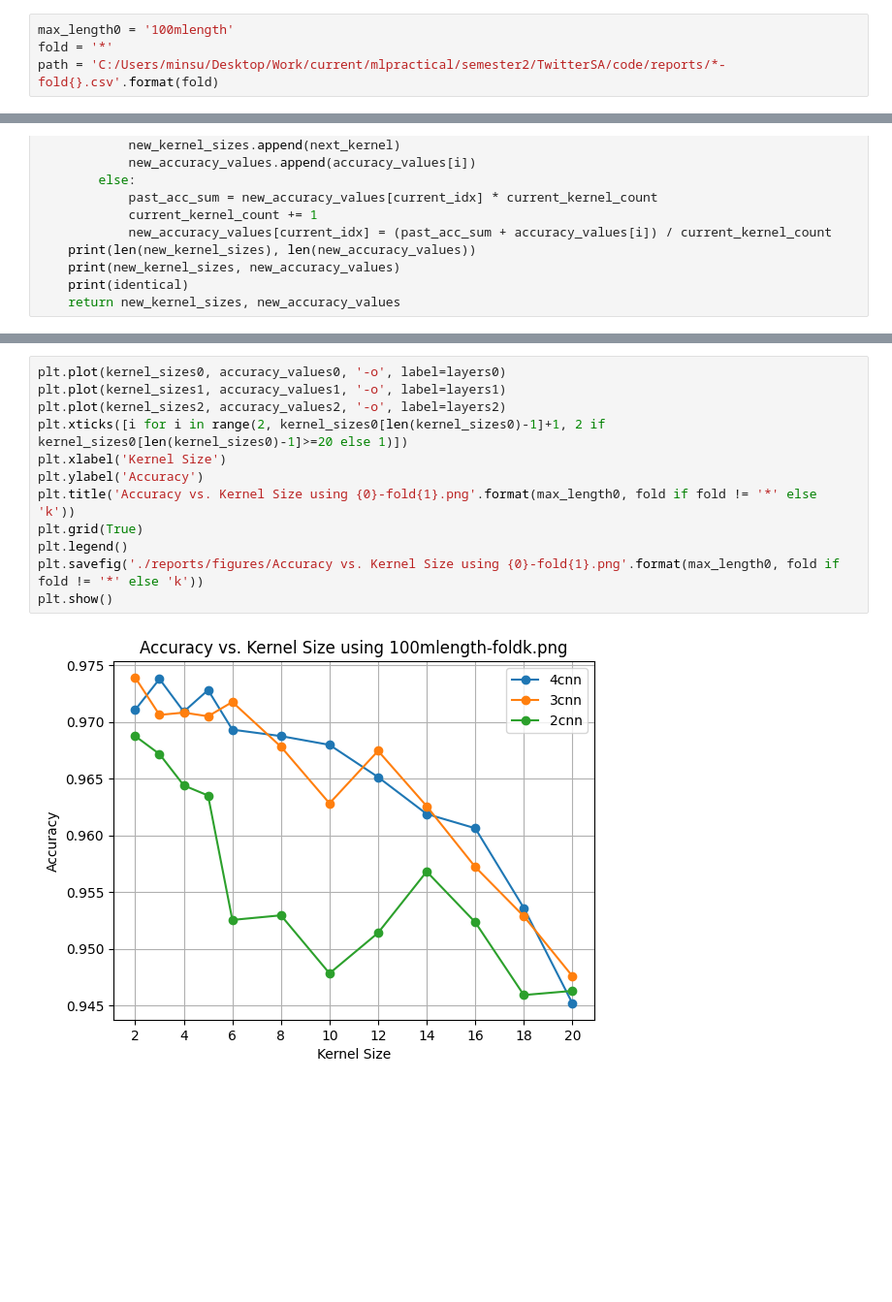
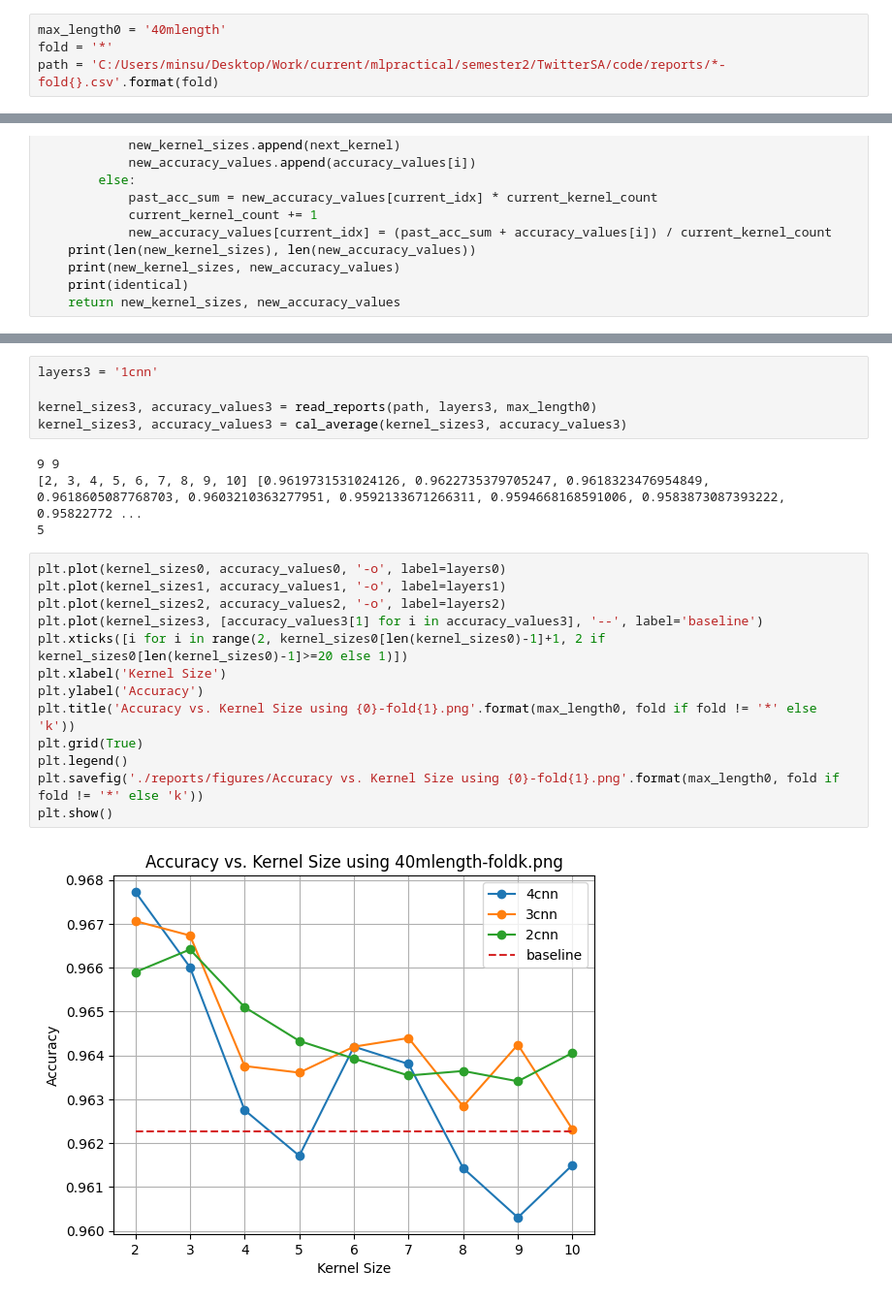
Before and after one commit to MinSuan96/TwitterSA, a Jupyter notebook: code/plot_report_varying_kernel_sizes.ipynb, the cells around one changed output, grey strips where cells are left out. Shown at 97% size. Saved outputs shown, nothing was run; the diff lists cells and outputs as text; blank space fills up the shorter version.

Commit message:
add all baseline graphs

```diff
--- a/code/plot_report_varying_kernel_sizes.ipynb
+++ b/code/plot_report_varying_kernel_sizes.ipynb
@@ -4,7 +4,7 @@ import glob
 import os
 import matplotlib.pyplot as plt
 # %%
-max_length0 = '100mlength'
+max_length0 = '40mlength'
 fold = '*'
 path = 'C:/Users/minsu/Desktop/Work/current/mlpractical/semester2/TwitterSA/code/reports/*-fold{}.csv'.format(fold)
 # %%
@@ -83,15 +83,25 @@ kernel_sizes2, accuracy_values2 = cal_average(kernel_sizes2, accuracy_values2)
 5
+# %%
+layers3 = '1cnn'
+
+kernel_sizes3, accuracy_values3 = read_reports(path, layers3, max_length0)
+kernel_sizes3, accuracy_values3 = cal_average(kernel_sizes3, accuracy_values3)
+# %% [output]
+9 9
+[2, 3, 4, 5, 6, 7, 8, 9, 10] [0.9619731531024126, 0.9622735379705247, 0.9618323476954849, 0.9618605087768703, 0.9603210363277951, 0.9592133671266311, 0.9594668168591006, 0.9583873087393222, 0.95822772 ...
+5
 # %%
 plt.plot(kernel_sizes0, accuracy_values0, '-o', label=layers0)
 plt.plot(kernel_sizes1, accuracy_values1, '-o', label=layers1)
 plt.plot(kernel_sizes2, accuracy_values2, '-o', label=layers2)
+plt.plot(kernel_sizes3, [accuracy_values3[1] for i in accuracy_values3], '--', label='baseline')
 plt.xticks([i for i in range(2, kernel_sizes0[len(kernel_sizes0)-1]+1, 2 if kernel_sizes0[len(kernel_sizes0)-1]>=20 else 1)])
 plt.xlabel('Kernel Size')
 plt.ylabel('Accuracy')
 plt.title('Accuracy vs. Kernel Size using {0}-fold{1}.png'.format(max_length0, fold if fold != '*' else 'k'))
 plt.grid(True)
 plt.legend()
 plt.savefig('./reports/figures/Accuracy vs. Kernel Size using {0}-fold{1}.png'.format(max_length0, fold if fold != '*' else 'k'))
 plt.show()
 # %% [output]
-[figure, old version]
+[figure, new version]
```
Also changed, not shown: parts of 3 cells of this notebook, 7 other files.
